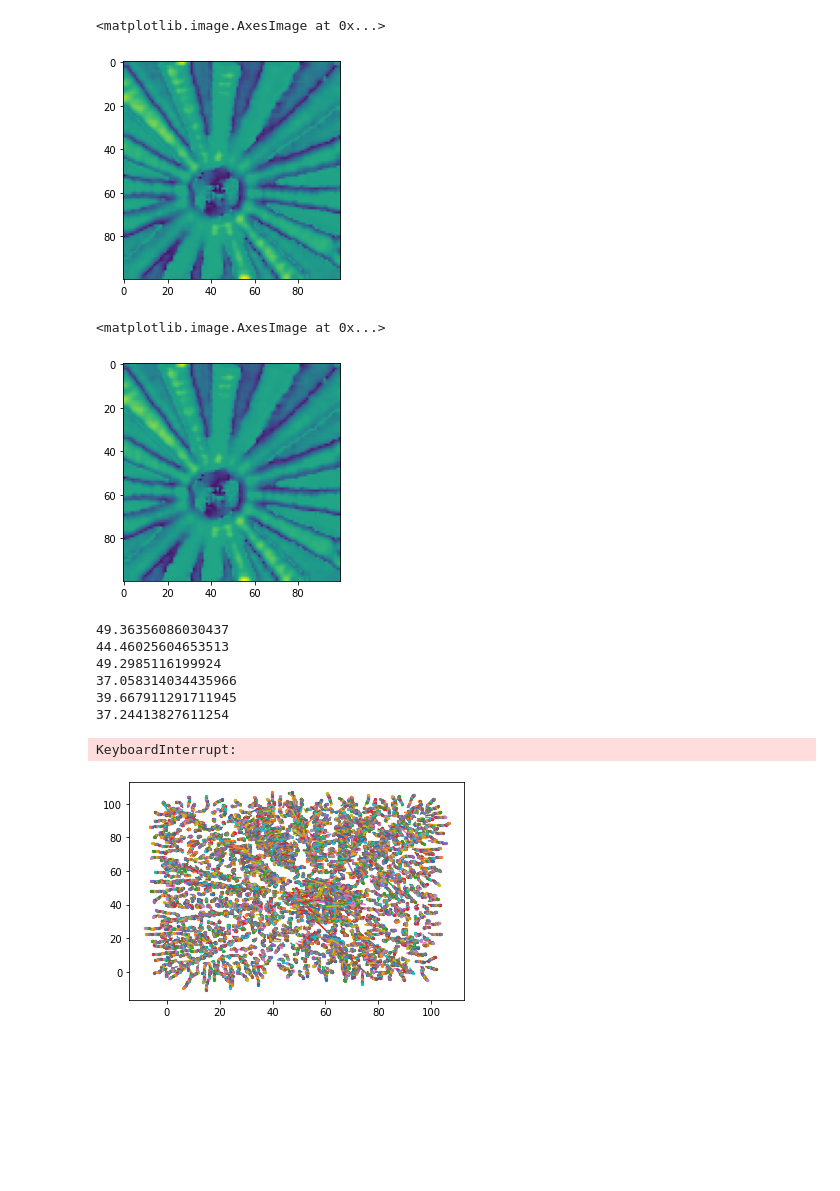
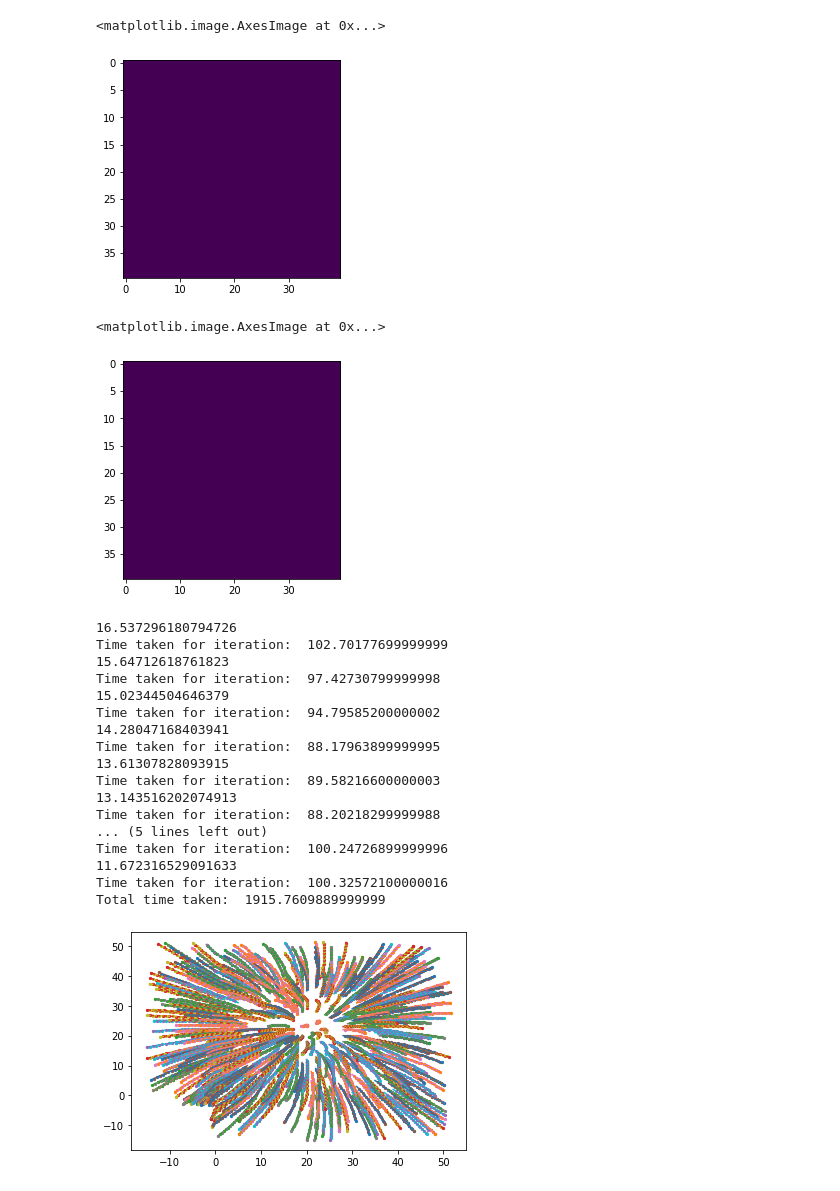
Before and after one commit to mehta-lab/tensor-visualization, a Jupyter notebook: Iterative Glyph Packing.ipynb, the cells around one changed output. Cells and saved outputs as stored; diff of their text form; code cells hidden in the pictures; blank space fills up the shorter version.

Commit message:
Make itervative version faster, remove points if out of range

```diff
--- a/Iterative Glyph Packing.ipynb
+++ b/Iterative Glyph Packing.ipynb
@@ -25,14 +26,14 @@ def nanRobustBlur(I, dim):
     Z=VV/WW
     return Z
 # %%
-anisotropy = cv2.imread('img_retardance3D_t000_p000_z044.tif', -1).astype('float32')
-orientation = cv2.imread('img_azimuth_t000_p000_z044.tif', -1).astype('float32')
-anisotropy = anisotropy[100:200, 100:200]
-orientation = orientation[100:200, 100:200]
-orientation = orientation / 18000*np.pi
-anisotropy = anisotropy / 10000
+# anisotropy = cv2.imread('img_retardance3D_t000_p000_z044.tif', -1).astype('float32')
+# orientation = cv2.imread('img_azimuth_t000_p000_z044.tif', -1).astype('float32')
+# anisotropy = anisotropy[100:200, 100:200]
+# orientation = orientation[100:200, 100:200]
+# orientation = orientation / 18000*np.pi
+# anisotropy = anisotropy / 10000
 
-# anisotropy = np.zeros((40, 40)) + 1
-# orientation = np.zeros((40, 40))
+anisotropy = np.zeros((40, 40)) + 1
+orientation = np.zeros((40, 40))
 # %%
 # anisotropy[15:25, :] += 25
@@ -112,7 +113,7 @@ from scipy import interpolate
 plt.imshow(D1)
 # %% [output]
 <matplotlib.image.AxesImage at 0x...>
-[figure, old version]
+[figure, new version]
 # %%
 D1_interp = interpolate.interp2d(x, y, D1.T, kind='cubic')
 D2_interp = interpolate.interp2d(x, y, D2.T, kind='cubic')
@@ -144,7 +145,7 @@ for i in x:
 plt.imshow(D1_int)
 # %% [output]
 <matplotlib.image.AxesImage at 0x...>
-[figure, old version]
+[figure, new version]
 # %%
 gamma = 0.5
 def force_function(r):
@@ -169,7 +170,7 @@ def return_D_inverse(pos_a, pos_b, approx=True):
 
         return np.linalg.inv(D_ab)
 # %%
-alpha = 100
+alpha = 1000
 def return_x_ab(pos_a, pos_b, approx=True):
     D_inv_ab = return_D_inverse(pos_a, pos_b, approx)
 
@@ -188,8 +189,8 @@ def return_force(pos_a, pos_b, approx=True):
 
     return (-force_function(x_ab_dist)*D_inv_ab.dot(x_ab))/(2*alpha*x_ab_dist)
 # %%
-initial_num_points = 2000
-final_points = 1000
+initial_num_points = 800
+final_points = 500
 random_rows = np.random.choice(anisotropy.shape[0], initial_num_points)
 random_columns = np.random.choice(anisotropy.shape[1], initial_num_points)
 random_points = list(zip(random_rows, random_columns))
@@ -269,41 +270,58 @@ def diff_equation(y, t, c_drag, total_force):
     p0, p1, r0, r1 = y
     dydt = [r0, r1, total_force[0] - c_drag*r0, total_force[1] - c_drag*r1]
     return dydt
 
 def solve_particle_path(index, initial_pos, map_points, approx=True):
     c_drag = 1.0
     y0 = [initial_pos[index][0], initial_pos[index][1], 0.0, 0.0]
     t = np.linspace(0, 5, 10)
 
     tf = total_force_on_point(index, initial_pos, map_points, approx)
 
     sol = odeint(diff_equation, y0, t, args=(c_drag, tf))
 
     return sol
 
 num_iterations = 20
 
+start_algo = time.clock()
 for k in range(num_iterations):
+    start_iteration = time.clock()
     map_points = form_dict(curr_points)
     final_positions = []
     for i in range(len(curr_points)):
         sol = solve_particle_path(i, curr_points, map_points, approx=False)
         plt.plot(sol[:,0], sol[:,1])
         plt.scatter(sol[-1, 0], sol[-1, 1], s=5)
         final_positions.append((sol[-1, 0], sol[-1, 1]))
 
     if k%2 == 0:
         print(LA.norm(np.array(curr_points) - np.array(final_positions)))
+        end_iteration = time.clock()
+        print("Time taken for iteration: ", end_iteration - start_iteration)
     curr_points = final_positions
+
+end_algo = time.clock()
+print("Total time taken: ", end_algo - start_algo)
 # %% [output]
-49.36356086030437
-44.46025604653513
-49.2985116199924
-37.058314034435966
-39.667911291711945
-37.24413827611254
+16.537296180794726
+Time taken for iteration:  102.70177699999999
+15.64712618761823
+Time taken for iteration:  97.42730799999998
+15.02344504646379
+Time taken for iteration:  94.79585200000002
+14.28047168403941
+Time taken for iteration:  88.17963899999995
+13.61307828093915
+Time taken for iteration:  89.58216600000003
+13.143516202074913
+Time taken for iteration:  88.20218299999988
+... (5 lines left out)
+Time taken for iteration:  100.24726899999996
+11.672316529091633
+Time taken for iteration:  100.32572100000016
+Total time taken:  1915.7609889999999
-KeyboardInterrupt:
-[figure, old version]
+[figure, new version]
 # %%
 final_positions = np.array(final_positions)
 final_positions = np.around(final_positions, decimals=0)
```
Also changed, not shown: parts of 7 cells of this notebook, 1 other file.
